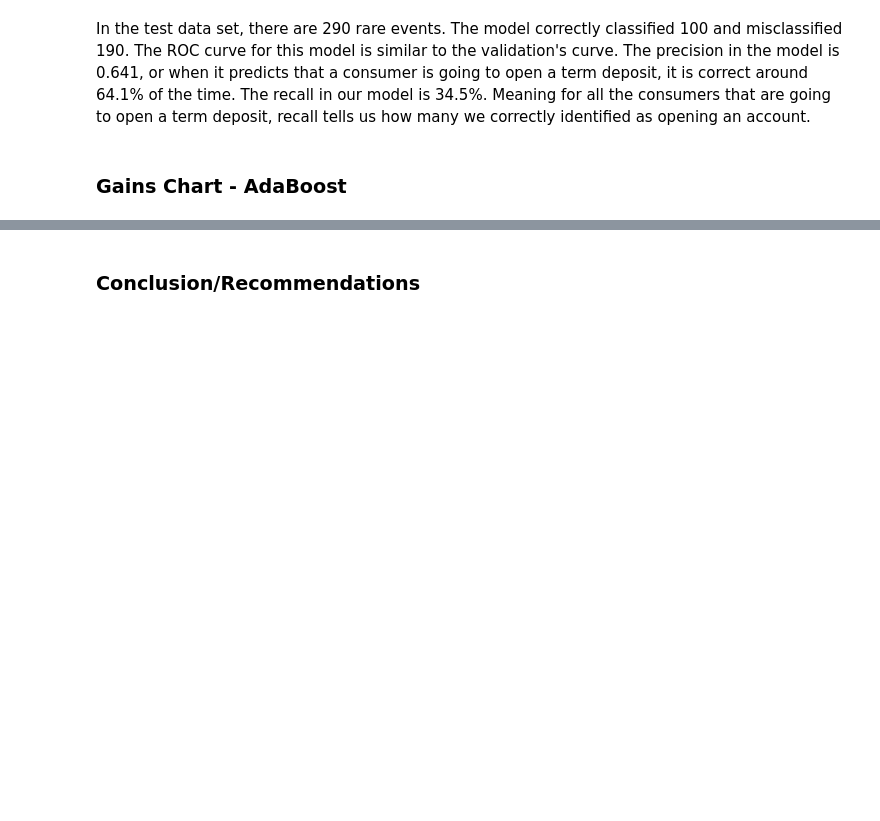
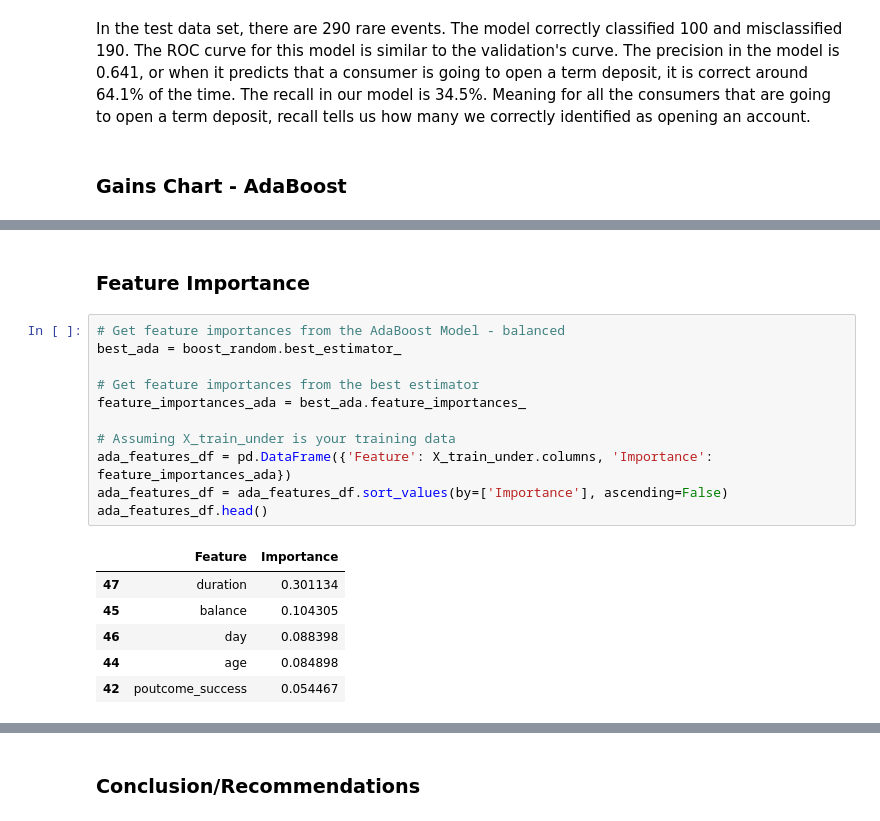
Before and after one commit to CalebMcCurdy/Bank-Term-Deposit-Predictions, a Jupyter notebook: Final Project.ipynb, the cells around one changed output, grey strips where cells are left out. Drawn from its saved outputs; the diff is of its cells as text; blank space fills up the shorter version.

```diff
--- a/Final Project.ipynb
+++ b/Final Project.ipynb
@@ -2960,0 +2979,20 @@ NameError: name 'boost_random' is not defined
+# %% [markdown]
+### Feature Importance
+# %%
+# Get feature importances from the AdaBoost Model - balanced
+best_ada = boost_random.best_estimator_
+
+# Get feature importances from the best estimator
+feature_importances_ada = best_ada.feature_importances_
+
+# Assuming X_train_under is your training data
+ada_features_df = pd.DataFrame({'Feature': X_train_under.columns, 'Importance': feature_importances_ada})
+ada_features_df = ada_features_df.sort_values(by=['Importance'], ascending=False)
+ada_features_df.head()
+# %% [output]
+|  | Feature | Importance |
+| 47 | duration | 0.301134 |
+| 45 | balance | 0.104305 |
+| 46 | day | 0.088398 |
+| 44 | age | 0.084898 |
+| 42 | poutcome_success | 0.054467 |
```
Also changed, not shown: parts of 5 cells of this notebook.
